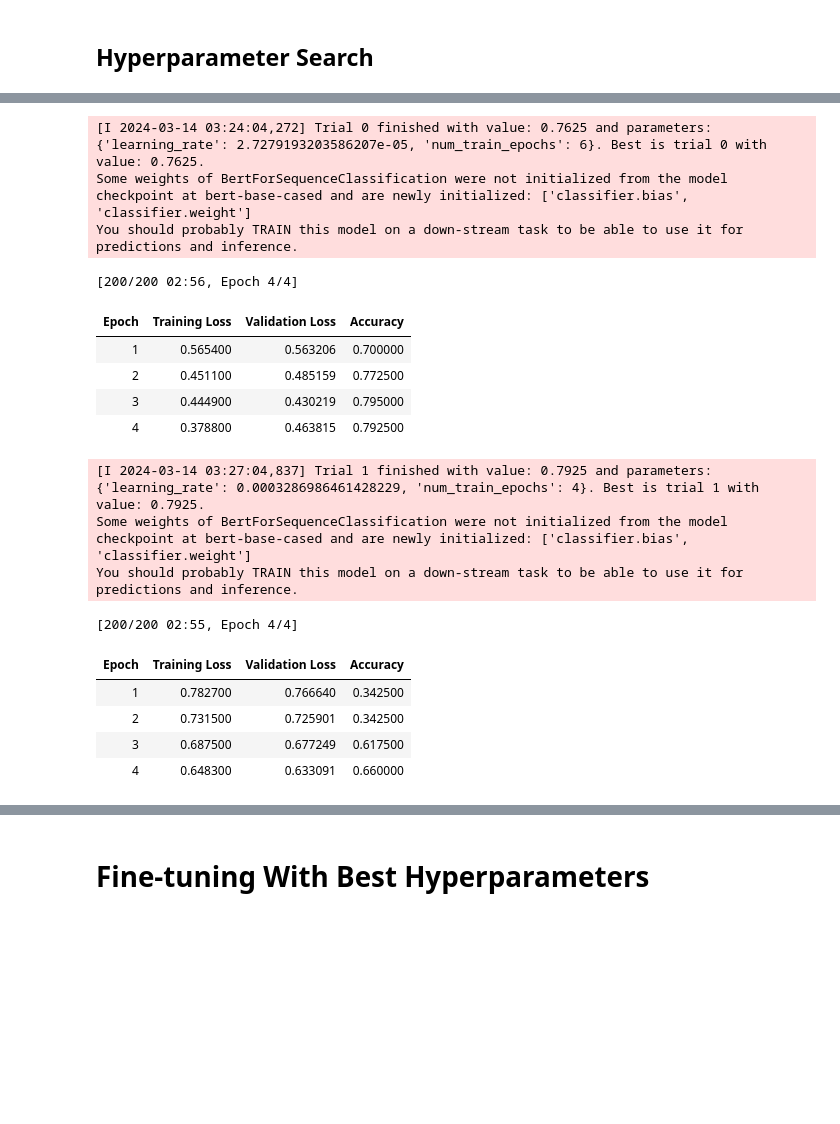
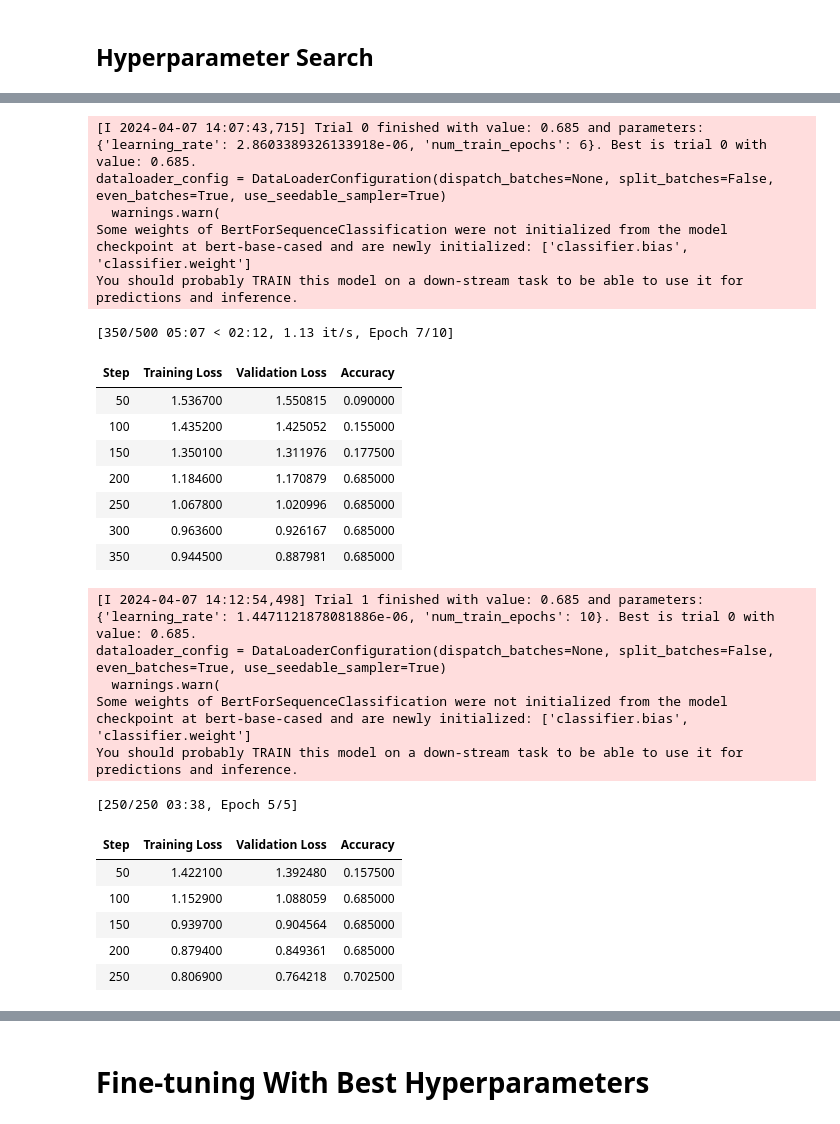
Before and after one commit to shannentan22/BiodiViz, a Jupyter notebook: Finetuning/RE/BERT.ipynb, the cells around one changed output, grey strips where cells are left out. Cells and saved outputs as stored; diff of their text form; code cells hidden in the pictures; blank space fills up the shorter version.

```diff
--- a/Finetuning/RE/BERT.ipynb
+++ b/Finetuning/RE/BERT.ipynb
@@ -194,7 +198,7 @@ from typing import Dict, Union
 def hp_space(trial: Trial) -> Dict[str, Union[float, int, str]]:
     return {
         "learning_rate": trial.suggest_float("learning_rate", 1e-6, 1e-3, log=True),
-        "num_train_epochs": trial.suggest_int("num_train_epochs", 3, 6),
+        "num_train_epochs": trial.suggest_int("num_train_epochs", 3, 10),
     }
 # %% [markdown]
 Defining the compute_metrics function
@@ -242,10 +247,14 @@ from transformers import TrainerCallback, TrainerState
 class CleanupCallback(TrainerCallback):
     def on_train_begin(self, args, state, control, **kwargs):
         shutil.rmtree("./results", ignore_errors=True)
+
+        global best_trial_accuracy, best_trial_epoch
+        best_trial_accuracy = 0.0
+        best_trial_epoch = 0
 # %% [markdown]
 Defining the training arguments
 # %%
-from transformers import Trainer, TrainingArguments
+from transformers import Trainer, TrainingArguments, EarlyStoppingCallback
 from transformers.integrations import TensorBoardCallback
 
 training_args = TrainingArguments(
@@ -253,26 +262,28 @@ training_args = TrainingArguments(
     num_train_epochs=num_train_epochs,              # total number of training epochs
     per_device_train_batch_size=batch_size,  # batch size per device during training
     per_device_eval_batch_size=batch_size,   # batch size for evaluation
-    # gradient_checkpointing=True,
     gradient_accumulation_steps=4,
     warmup_steps=500,                # number of warmup steps for learning rate scheduler
     weight_decay=0.01,               # strength of weight decay
     logging_dir=logdir,            # directory for storing logs
     logging_steps=10,
-    evaluation_strategy = "epoch",
-    save_strategy="epoch",
+    evaluation_strategy = "steps",
+    eval_steps=50,
+    save_strategy="steps",
+    save_steps=50,
     save_total_limit=2,
-    metric_for_best_model="eval_loss",
+    metric_for_best_model="eval_accuracy",
     load_best_model_at_end=True,
     report_to="none"
   )
 
 trainer = Trainer(
     model_init=model_init,                         # the instantiated Transformers model to be trained
+    tokenizer=tokenizer,
     args=training_args,                  # training arguments, defined above
     train_dataset=train_dataset,         # training dataset
     eval_dataset=dev_dataset,           # evaluation dataset
     compute_metrics=compute_metrics,
-    callbacks=[CleanupCallback()], # EarlyStoppingCallback(early_stopping_patience=3), CleanupCallback()
+    callbacks=[EarlyStoppingCallback(early_stopping_patience=3, early_stopping_threshold=0.001), CleanupCallback()], #CleanupCallback()
 )
 # %% [output]
@@ -284,6 +297,27 @@ Some weights of BertForSequenceClassification were not initialized from the mode
 You should probably TRAIN this model on a down-stream task to be able to use it for predictions and inference.
 # %% [markdown]
 ## Hyperparameter Search
+# %%
+best_overall_accuracy = 0.0  # Initialize the best accuracy
+best_overall_epoch = 0
+
+best_trial_accuracy = 0.0
+best_trial_epoch = 0
+
+def compute_objective(metrics):
+    global best_overall_accuracy, best_overall_epoch, best_trial_accuracy, best_trial_epoch
+    if metrics['eval_accuracy'] > best_trial_accuracy:
+        best_trial_accuracy = metrics['eval_accuracy']
+        best_trial_epoch = trainer.state.epoch
+    if metrics['eval_accuracy'] > best_overall_accuracy:
+        best_overall_accuracy = metrics['eval_accuracy']
+        best_overall_epoch = trainer.state.epoch
+    return best_trial_accuracy
 # %%
-best_run = trainer.hyperparameter_search(hp_space=hp_space, n_trials=30, direction="maximize")
+best_run = trainer.hyperparameter_search(
+    hp_space=hp_space,
+    n_trials=100,
+    direction="maximize",
+    compute_objective=compute_objective,
+)
 # %% [output]
@@ -301,18 +335,26 @@ You should probably TRAIN this model on a down-stream task to be able to use it
-[I 2024-03-14 03:24:04,272] Trial 0 finished with value: 0.7625 and parameters: {'learning_rate': 2.7279193203586207e-05, 'num_train_epochs': 6}. Best is trial 0 with value: 0.7625.
+[I 2024-04-07 14:07:43,715] Trial 0 finished with value: 0.685 and parameters: {'learning_rate': 2.8603389326133918e-06, 'num_train_epochs': 6}. Best is trial 0 with value: 0.685.
+dataloader_config = DataLoaderConfiguration(dispatch_batches=None, split_batches=False, even_batches=True, use_seedable_sampler=True)
+  warnings.warn(
 Some weights of BertForSequenceClassification were not initialized from the model checkpoint at bert-base-cased and are newly initialized: ['classifier.bias', 'classifier.weight']
 You should probably TRAIN this model on a down-stream task to be able to use it for predictions and inference.
-[200/200 02:56, Epoch 4/4]
+[350/500 05:07 < 02:12, 1.13 it/s, Epoch 7/10]
-| Epoch | Training Loss | Validation Loss | Accuracy |
-| 1 | 0.565400 | 0.563206 | 0.700000 |
-| 2 | 0.451100 | 0.485159 | 0.772500 |
-| 3 | 0.444900 | 0.430219 | 0.795000 |
-| 4 | 0.378800 | 0.463815 | 0.792500 |
+| Step | Training Loss | Validation Loss | Accuracy |
+| 50 | 1.536700 | 1.550815 | 0.090000 |
+| 100 | 1.435200 | 1.425052 | 0.155000 |
+| 150 | 1.350100 | 1.311976 | 0.177500 |
+| 200 | 1.184600 | 1.170879 | 0.685000 |
+| 250 | 1.067800 | 1.020996 | 0.685000 |
+| 300 | 0.963600 | 0.926167 | 0.685000 |
+| 350 | 0.944500 | 0.887981 | 0.685000 |
-[I 2024-03-14 03:27:04,837] Trial 1 finished with value: 0.7925 and parameters: {'learning_rate': 0.0003286986461428229, 'num_train_epochs': 4}. Best is trial 1 with value: 0.7925.
+[I 2024-04-07 14:12:54,498] Trial 1 finished with value: 0.685 and parameters: {'learning_rate': 1.4471121878081886e-06, 'num_train_epochs': 10}. Best is trial 0 with value: 0.685.
+dataloader_config = DataLoaderConfiguration(dispatch_batches=None, split_batches=False, even_batches=True, use_seedable_sampler=True)
+  warnings.warn(
 Some weights of BertForSequenceClassification were not initialized from the model checkpoint at bert-base-cased and are newly initialized: ['classifier.bias', 'classifier.weight']
 You should probably TRAIN this model on a down-stream task to be able to use it for predictions and inference.
-[200/200 02:55, Epoch 4/4]
+[250/250 03:38, Epoch 5/5]
-| Epoch | Training Loss | Validation Loss | Accuracy |
-| 1 | 0.782700 | 0.766640 | 0.342500 |
-| 2 | 0.731500 | 0.725901 | 0.342500 |
-| 3 | 0.687500 | 0.677249 | 0.617500 |
-| 4 | 0.648300 | 0.633091 | 0.660000 |
+| Step | Training Loss | Validation Loss | Accuracy |
+| 50 | 1.422100 | 1.392480 | 0.157500 |
+| 100 | 1.152900 | 1.088059 | 0.685000 |
+| 150 | 0.939700 | 0.904564 | 0.685000 |
+| 200 | 0.879400 | 0.849361 | 0.685000 |
+| 250 | 0.806900 | 0.764218 | 0.702500 |
```
Also changed, not shown: parts of 27 cells of this notebook, 12 other files.
